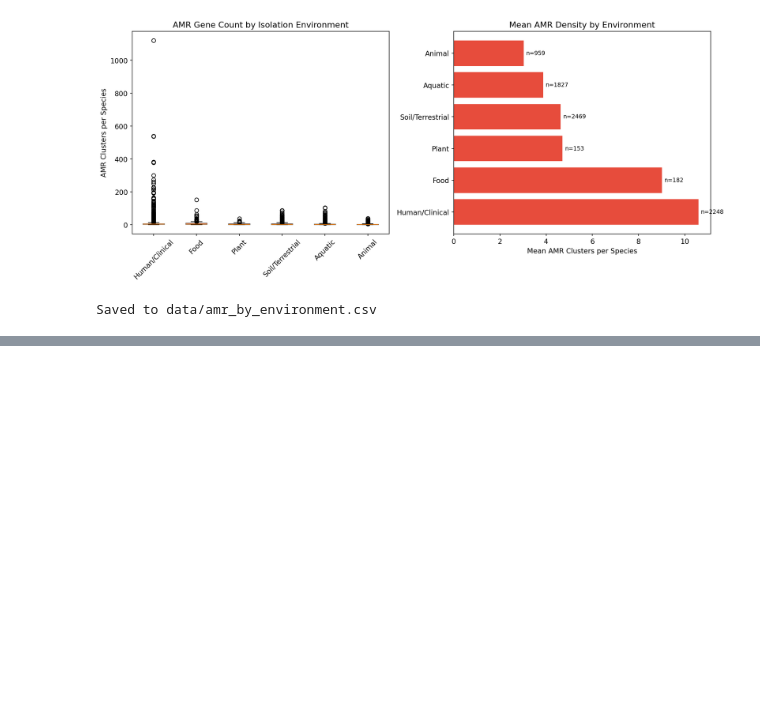
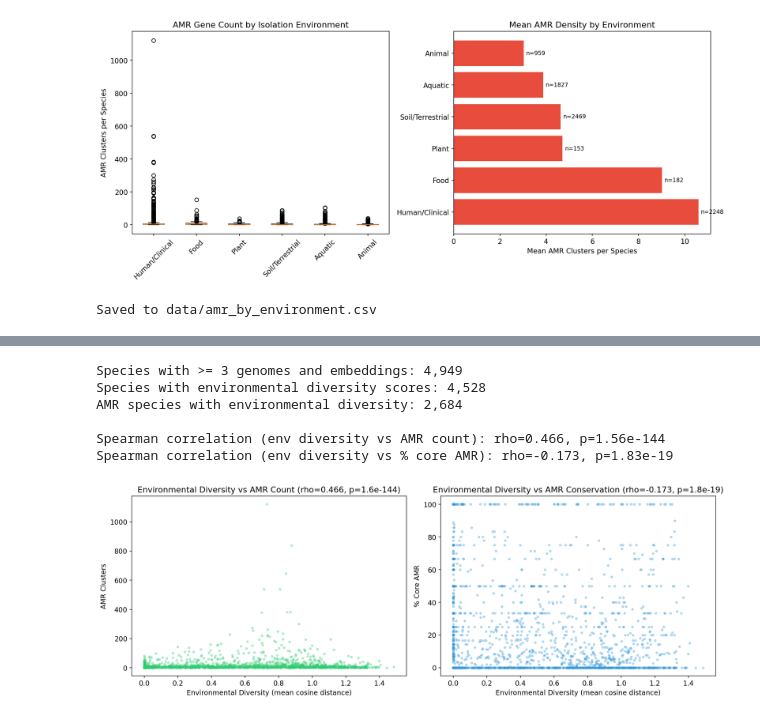
Before and after one commit to kbaseincubator/BERIL-research-observatory, a Jupyter notebook: projects/amr_pangenome_atlas/notebooks/05_environmental_distribution.ipynb, the cells around one changed output, grey strips where cells are left out. Cells and saved outputs as stored; diff of their text form; code cells hidden in the pictures; blank space fills up the shorter version.

```diff
--- a/projects/amr_pangenome_atlas/notebooks/05_environmental_distribution.ipynb
+++ b/projects/amr_pangenome_atlas/notebooks/05_environmental_distribution.ipynb
@@ -216,0 +264,66 @@ Saved to data/amr_by_environment.csv
+# %%
+# Per-species environmental diversity = mean pairwise cosine distance of embeddings
+from scipy.spatial.distance import pdist, squareform
+from sklearn.preprocessing import normalize
+
+# Compute per-species embedding spread (std of L2-normed embeddings)
+species_ae = ae.groupby('gtdb_species_clade_id').filter(lambda x: len(x) >= 3)
+species_with_emb = species_ae['gtdb_species_clade_id'].unique()
+print(f"Species with >= 3 genomes and embeddings: {len(species_with_emb):,}")
+
+env_diversity = []
+for sp in species_with_emb:
+    sp_embs = ae[ae['gtdb_species_clade_id'] == sp][emb_cols].values.astype(float)
+    if len(sp_embs) >= 3 and not np.isnan(sp_embs).all():
+        sp_embs = sp_embs[~np.isnan(sp_embs).any(axis=1)]
+        if len(sp_embs) >= 3:
+            normed = normalize(sp_embs, norm='l2')
+            dists = pdist(normed, metric='cosine')
+            env_diversity.append({
+                'gtdb_species_clade_id': sp,
+                'mean_cosine_dist': np.mean(dists),
+                'n_genomes_with_emb': len(sp_embs)
+            })
+
+env_div = pd.DataFrame(env_diversity)
+print(f"Species with environmental diversity scores: {len(env_div):,}")
+
+# Merge with AMR species data
+env_div_amr = env_div.merge(species, on='gtdb_species_clade_id', how='inner')
+print(f"AMR species with environmental diversity: {len(env_div_amr):,}")
+
+# Correlation: environmental diversity vs AMR count
+from scipy.stats import spearmanr
+rho, p = spearmanr(env_div_amr['mean_cosine_dist'], env_div_amr['n_amr'])
+print(f"\nSpearman correlation (env diversity vs AMR count): rho={rho:.3f}, p={p:.2e}")
+
+# Correlation: env diversity vs % core AMR
+rho2, p2 = spearmanr(env_div_amr['mean_cosine_dist'], env_div_amr['pct_core_amr'])
+print(f"Spearman correlation (env diversity vs % core AMR): rho={rho2:.3f}, p={p2:.2e}")
+
+# Visualization
+fig, axes = plt.subplots(1, 2, figsize=(14, 5))
+
+axes[0].scatter(env_div_amr['mean_cosine_dist'], env_div_amr['n_amr'],
+                alpha=0.3, s=10, color='#2ecc71')
+axes[0].set_xlabel('Environmental Diversity (mean cosine distance)')
+axes[0].set_ylabel('AMR Clusters')
+axes[0].set_title(f'Environmental Diversity vs AMR Count (rho={rho:.3f}, p={p:.1e})')
+
+axes[1].scatter(env_div_amr['mean_cosine_dist'], env_div_amr['pct_core_amr'],
+                alpha=0.3, s=10, color='#3498db')
+axes[1].set_xlabel('Environmental Diversity (mean cosine distance)')
+axes[1].set_ylabel('% Core AMR')
+axes[1].set_title(f'Environmental Diversity vs AMR Conservation (rho={rho2:.3f}, p={p2:.1e})')
+
+plt.tight_layout()
+plt.savefig(FIG_DIR / 'amr_alphaearth_diversity.png')
+plt.show()
+# %% [output]
+Species with >= 3 genomes and embeddings: 4,949
+Species with environmental diversity scores: 4,528
+AMR species with environmental diversity: 2,684
+
+Spearman correlation (env diversity vs AMR count): rho=0.466, p=1.56e-144
+Spearman correlation (env diversity vs % core AMR): rho=-0.173, p=1.83e-19
+[figure, added]
```
Also changed, not shown: parts of 2 cells of this notebook, 1 other file.
